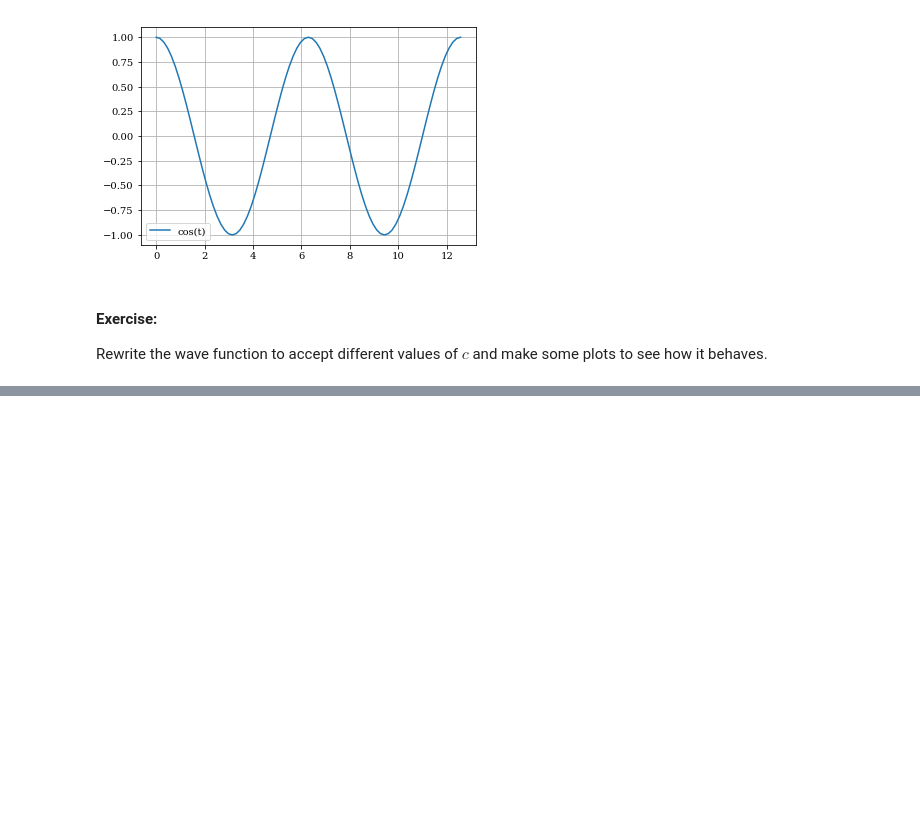
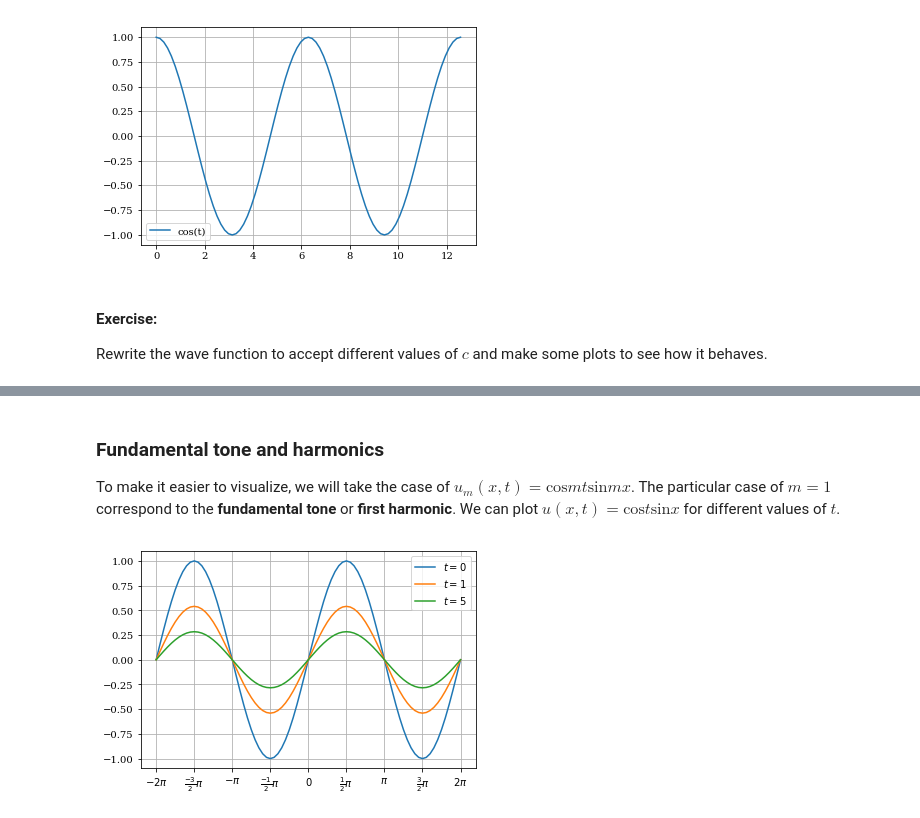
Before and after one commit to engineersCode/EngComp5_surfourier, a Jupyter notebook: notebooks_en/1_The_Genesis_of_Fourier.ipynb, the cells around one changed output, grey strips where cells are left out. Drawn from its saved outputs; the diff is of its cells as text; code cells hidden in the pictures; blank space fills up the shorter version.

Commit message:
add plot on tones

```diff
--- a/notebooks_en/1_The_Genesis_of_Fourier.ipynb
+++ b/notebooks_en/1_The_Genesis_of_Fourier.ipynb
@@ -120,0 +164,26 @@ After seeing how standing waves behave we will look at solutions which are of th
+# %% [markdown]
+### Fundamental tone and harmonics
+
+To make it easier to visualize, we will take the case of $u_m(x,t) = \text{cos}mt\text{sin}mx$. The particular case of $m=1$ correspond to the **fundamental tone** or **first harmonic**. We can plot $u(x,t) = \text{cos}t\text{sin}x$ for different values of $t$.
+# %%
+x = numpy.linspace(-2*numpy.pi, 2*numpy.pi, 81)
+
+t0 = 0
+t1 = 1
+t2 = 5
+
+fig, ax = pyplot.subplots(1)
+
+ax.set_xticks([-2*numpy.pi, -1.5*numpy.pi, -numpy.pi,-0.5*numpy.pi, 0.,
+                .5*numpy.pi, numpy.pi, 1.5*numpy.pi, 2*numpy.pi])
+ax.set_xticklabels([r"$-2\pi$", r"$\frac{-3}{2}\pi$",r"$-\pi$",r"$\frac{-1}{2}\pi$",
+                     "$0$", r"$\frac{1}{2}\pi$", r"$\pi$", r"$\frac{3}{2}\pi$", r"$2\pi$"])
+
+pyplot.plot(x, numpy.cos(t0)*numpy.sin(x), label='$t=0$')
+pyplot.plot(x, numpy.cos(t1)*numpy.sin(x), label='$t=1$')
+pyplot.plot(x, numpy.cos(t2)*numpy.sin(x), label='$t=5$')
+
+pyplot.legend()
+pyplot.grid();
+# %% [output]
+[figure, added]
```
Also changed, not shown: parts of 5 cells of this notebook.
